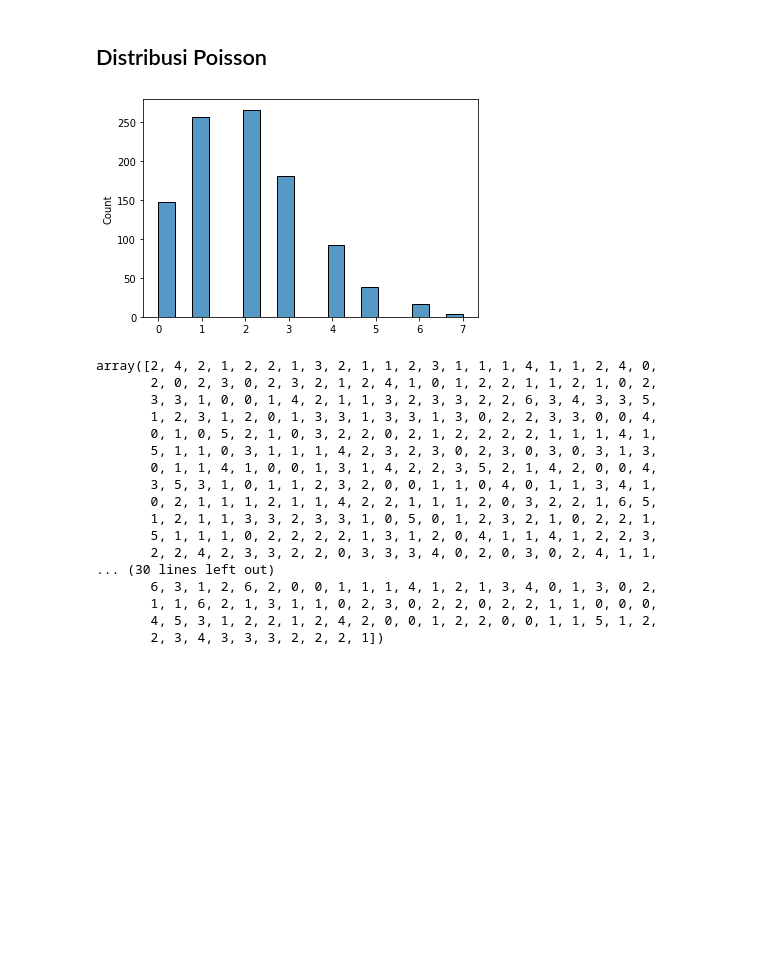
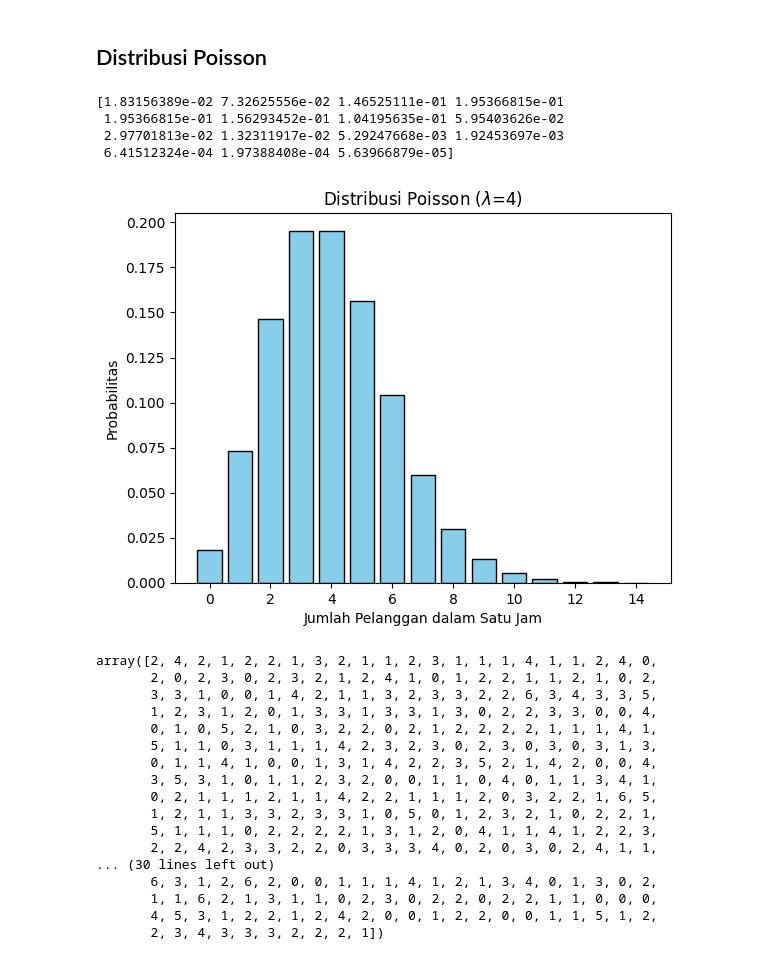
Before and after one commit to Symphoen1x/LearnAI_me, a Jupyter notebook: mathForML/Probability.ipynb, the cells around one changed output. Drawn from its saved outputs; the diff is of its cells as text; code cells hidden in the pictures; blank space fills up the shorter version.

```diff
--- a/mathForML/Probability.ipynb
+++ b/mathForML/Probability.ipynb
@@ -187,18 +181,34 @@ print(f"Probabilitas hujan turun tepat {k} kali dalam {n} hari adalah {probabili
 Probabilitas hujan turun tepat 3 kali dalam 10 hari adalah 0.1172
 # %% [markdown]
 ## Distribusi Poisson
-# %%
-# Misal jika ingin mengetahui kecacatan produk pada 1000 pengamatan produk, rata-rat jumlah cacat ada 2
-
-from scipy.stats import poisson
-
-cacat = poisson.rvs(size = 1000, mu = 2)
-
-#Membuat plot
-sns.histplot(cacat)
-plt.show()
-# %% [output]
-[figure, removed]
+# %%
+# Contoh Kasus:
+# Misalkan, rata-rata jumlah pelanggan yang datang ke sebuah kedai kopi adalah 4 pelanggan per jam. Kita ingin menghitung probabilitas bahwa ada 6 pelanggan yang datang dalam satu jam tertentu.
+import numpy as np
+import matplotlib.pyplot as plt
+from scipy.stats import poisson
+
+# Langkah 1: Tentukan parameter distribusi Poisson
+lambda_rate = 4  # Rata-rata pelanggan per jam
+x_values = np.arange(0, 15)  # Rentang jumlah pelanggan yang akan kita hitung probabilitasnya
+
+# Langkah 2: Hitung probabilitas menggunakan distribusi Poisson
+pmf_values = poisson.pmf(x_values, lambda_rate)
+print(pmf_values)
+# Langkah 3: Visualisasi distribusi Poisson
+plt.bar(x_values, pmf_values, color='skyblue', edgecolor='black')
+plt.xlabel('Jumlah Pelanggan dalam Satu Jam')
+plt.ylabel('Probabilitas')
+plt.title(f'Distribusi Poisson ($\lambda$={lambda_rate})')
+
+# Tampilkan grafik
+plt.show()
+# %% [output]
+[1.83156389e-02 7.32625556e-02 1.46525111e-01 1.95366815e-01
+ 1.95366815e-01 1.56293452e-01 1.04195635e-01 5.95403626e-02
+ 2.97701813e-02 1.32311917e-02 5.29247668e-03 1.92453697e-03
+ 6.41512324e-04 1.97388408e-04 5.63966879e-05]
+[figure, added]
 # %%
 cacat
 # %% [output]
```
Also changed, not shown: parts of 4 cells of this notebook.
